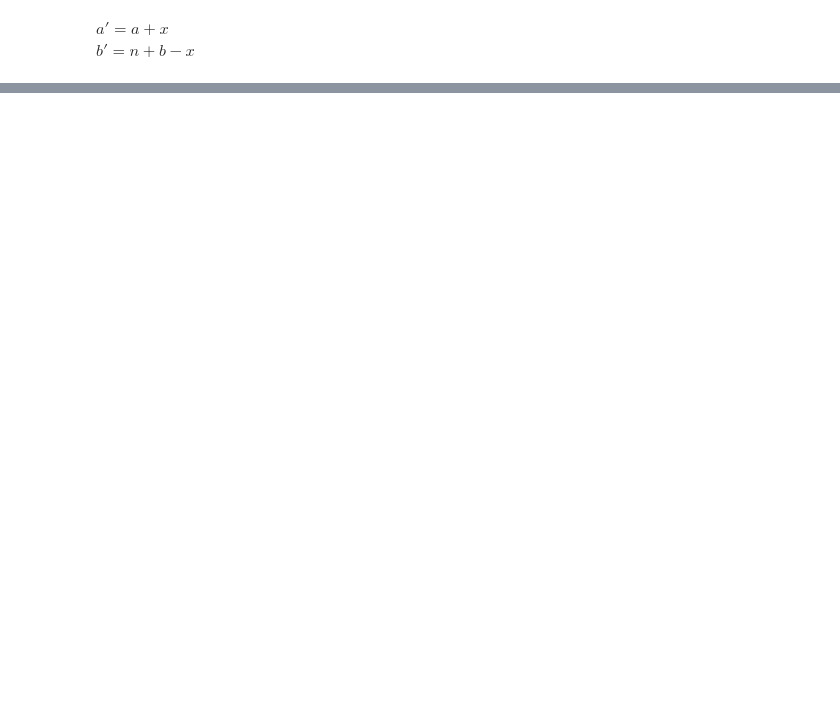
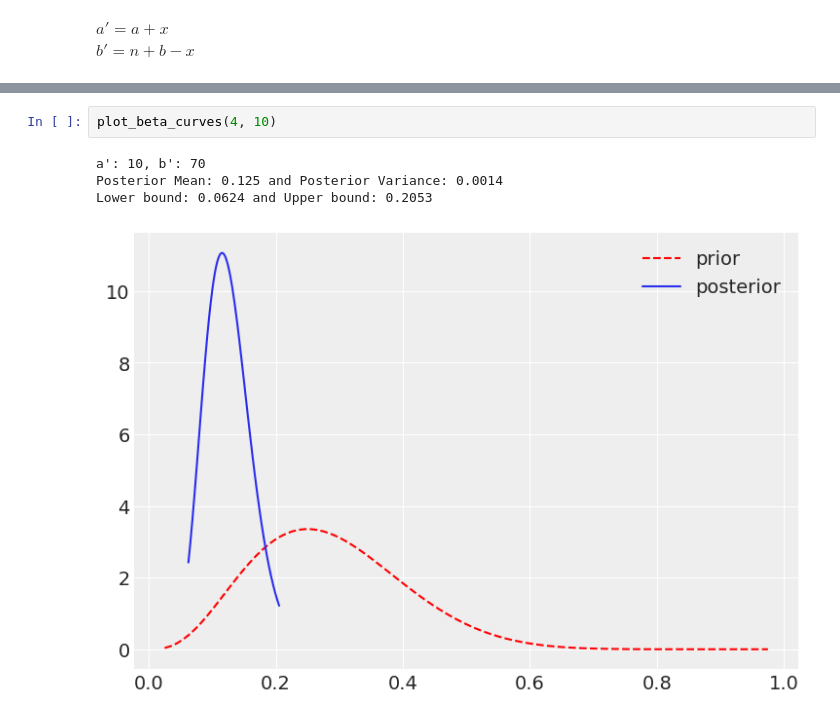
Before and after one commit to Raghuram-Veeramallu/Bayesian-Astrostat, a Jupyter notebook: Project 1/Project1_Group3.ipynb, the cells around one changed output, grey strips where cells are left out. Saved outputs shown, nothing was run; the diff lists cells and outputs as text; blank space fills up the shorter version.

```diff
--- a/Project 1/Project1_Group3.ipynb
+++ b/Project 1/Project1_Group3.ipynb
@@ -224,0 +227,7 @@ fig.show()
+# %%
+plot_beta_curves(4, 10)
+# %% [output]
+a': 10, b': 70
+Posterior Mean: 0.125 and Posterior Variance: 0.0014
+Lower bound: 0.0624 and Upper bound: 0.2053
+[figure, added]
```
Also changed, not shown: parts of 14 cells of this notebook.
